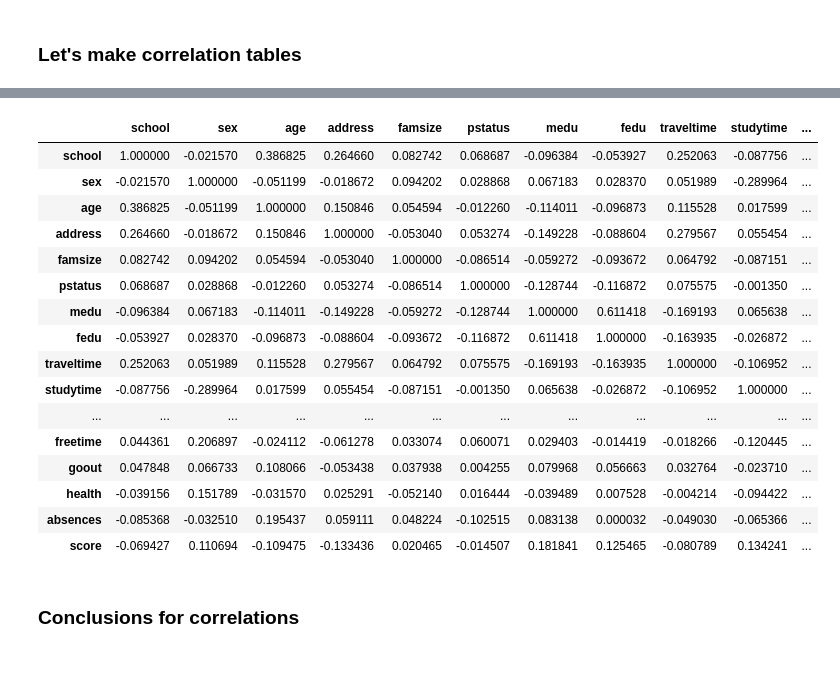
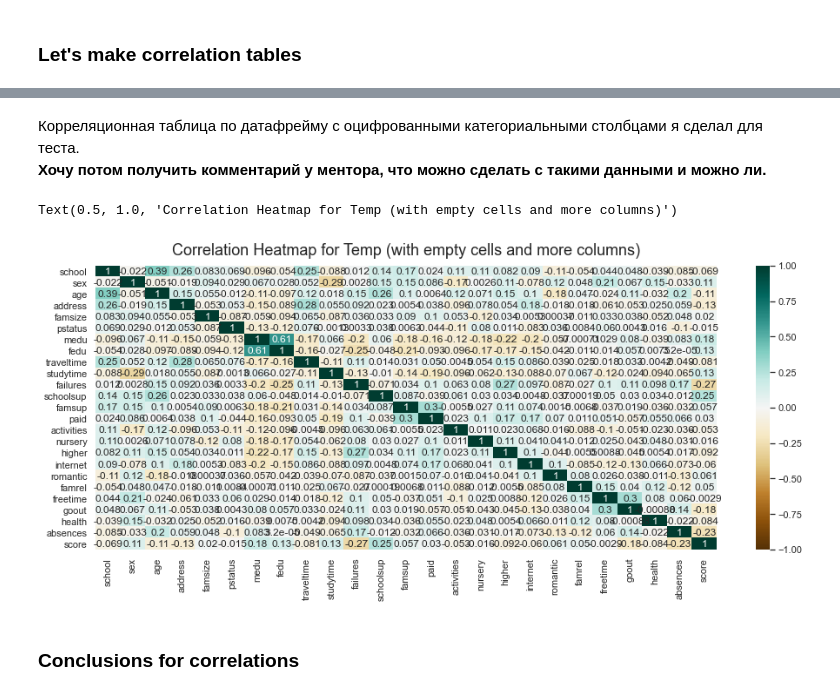
Before and after one commit to MichaelDockers/skillfactory_rds, a Jupyter notebook: module_2/module_2_stud_score.ipynb, the cells around one changed output, grey strips where cells are left out. Saved outputs shown, nothing was run; the diff lists cells and outputs as text; code cells hidden in the pictures; blank space fills up the shorter version.

```diff
--- a/module_2/module_2_stud_score.ipynb
+++ b/module_2/module_2_stud_score.ipynb
@@ -455,23 +428,14 @@ display(df3.corr())
-# %%
-display(temp.corr())
-# %% [output]
-|  | school | sex | age | address | famsize | pstatus | medu | fedu | traveltime | studytime | ... |
-| school | 1.000000 | -0.021570 | 0.386825 | 0.264660 | 0.082742 | 0.068687 | -0.096384 | -0.053927 | 0.252063 | -0.087756 | ... |
-| sex | -0.021570 | 1.000000 | -0.051199 | -0.018672 | 0.094202 | 0.028868 | 0.067183 | 0.028370 | 0.051989 | -0.289964 | ... |
-| age | 0.386825 | -0.051199 | 1.000000 | 0.150846 | 0.054594 | -0.012260 | -0.114011 | -0.096873 | 0.115528 | 0.017599 | ... |
-| address | 0.264660 | -0.018672 | 0.150846 | 1.000000 | -0.053040 | 0.053274 | -0.149228 | -0.088604 | 0.279567 | 0.055454 | ... |
-| famsize | 0.082742 | 0.094202 | 0.054594 | -0.053040 | 1.000000 | -0.086514 | -0.059272 | -0.093672 | 0.064792 | -0.087151 | ... |
-| pstatus | 0.068687 | 0.028868 | -0.012260 | 0.053274 | -0.086514 | 1.000000 | -0.128744 | -0.116872 | 0.075575 | -0.001350 | ... |
-| medu | -0.096384 | 0.067183 | -0.114011 | -0.149228 | -0.059272 | -0.128744 | 1.000000 | 0.611418 | -0.169193 | 0.065638 | ... |
-| fedu | -0.053927 | 0.028370 | -0.096873 | -0.088604 | -0.093672 | -0.116872 | 0.611418 | 1.000000 | -0.163935 | -0.026872 | ... |
-| traveltime | 0.252063 | 0.051989 | 0.115528 | 0.279567 | 0.064792 | 0.075575 | -0.169193 | -0.163935 | 1.000000 | -0.106952 | ... |
-| studytime | -0.087756 | -0.289964 | 0.017599 | 0.055454 | -0.087151 | -0.001350 | 0.065638 | -0.026872 | -0.106952 | 1.000000 | ... |
-| ... | ... | ... | ... | ... | ... | ... | ... | ... | ... | ... | ... |
-| freetime | 0.044361 | 0.206897 | -0.024112 | -0.061278 | 0.033074 | 0.060071 | 0.029403 | -0.014419 | -0.018266 | -0.120445 | ... |
-| goout | 0.047848 | 0.066733 | 0.108066 | -0.053438 | 0.037938 | 0.004255 | 0.079968 | 0.056663 | 0.032764 | -0.023710 | ... |
-| health | -0.039156 | 0.151789 | -0.031570 | 0.025291 | -0.052140 | 0.016444 | -0.039489 | 0.007528 | -0.004214 | -0.094422 | ... |
-| absences | -0.085368 | -0.032510 | 0.195437 | 0.059111 | 0.048224 | -0.102515 | 0.083138 | 0.000032 | -0.049030 | -0.065366 | ... |
-| score | -0.069427 | 0.110694 | -0.109475 | -0.133436 | 0.020465 | -0.014507 | 0.181841 | 0.125465 | -0.080789 | 0.134241 | ... |
+# %% [markdown]
+Корреляционная таблица по датафрейму с оцифрованными категориальными столбцами я сделал для теста.
+<br><b>Хочу потом получить комментарий у ментора, что можно сделать с такими данными и можно ли.
+# %%
+plt.figure(figsize=(16, 6))
+heatmap = sns.heatmap(temp.corr(), vmin=-1, vmax=1, annot=True, cmap='BrBG')
+heatmap.set_title('Correlation Heatmap for Temp (with empty cells and more columns)',
+                  fontdict={'fontsize': 18}, pad=12)
+# %% [output]
+Text(0.5, 1.0, 'Correlation Heatmap for Temp (with empty cells and more columns)')
+[figure, added]
 # %% [markdown]
 ### Сonclusions for correlations
 # %% [markdown]
```
Also changed, not shown: parts of 51 cells of this notebook.
